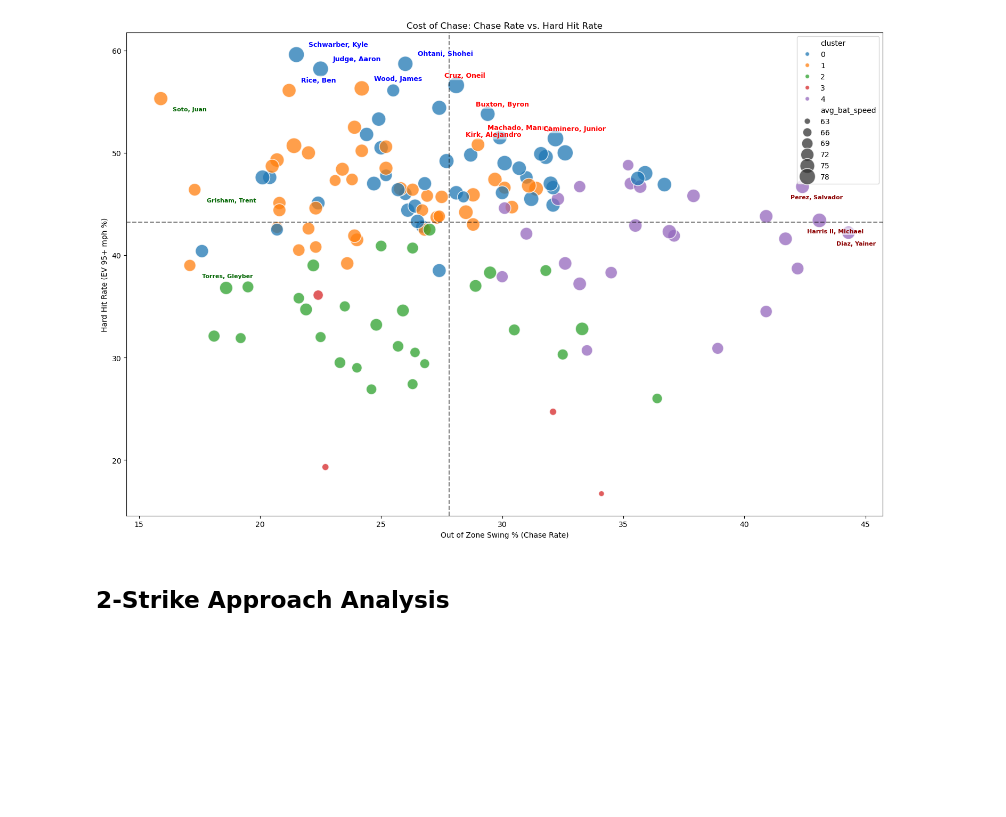
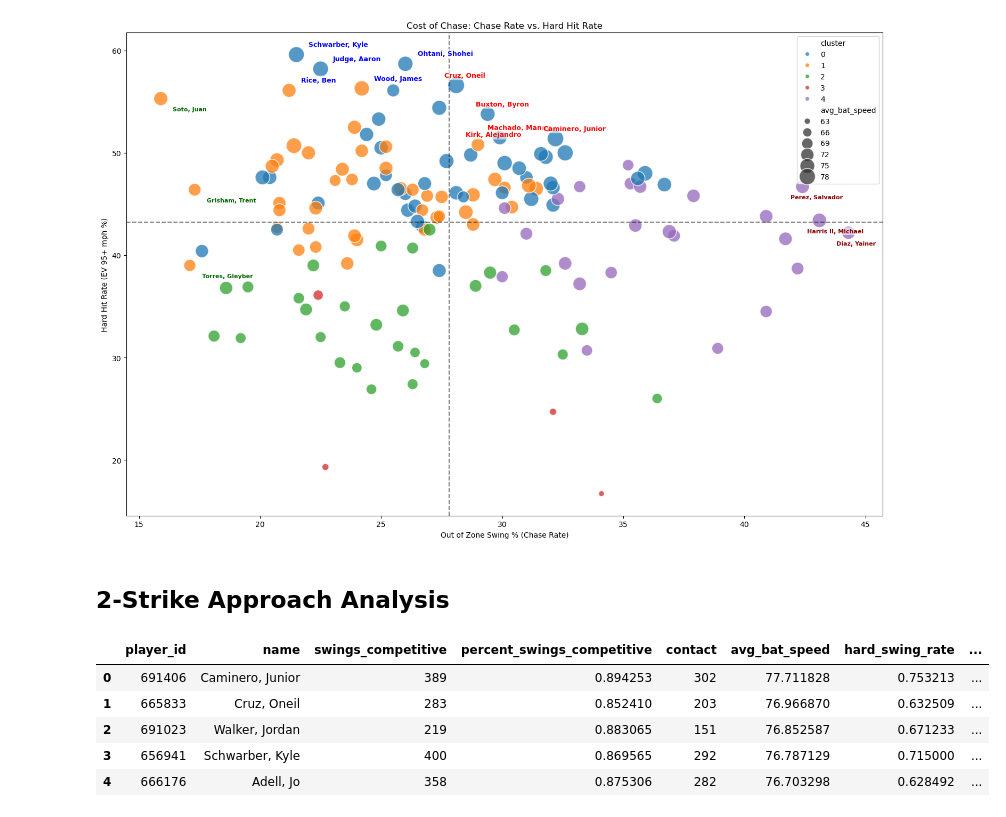
Before and after one commit to Gilbert-Wuu/2025-MLB-Swing-Decision-Analysis, a Jupyter notebook: swing_analysis.ipynb, the cells around one changed output. Saved outputs shown, nothing was run; the diff lists cells and outputs as text; code cells hidden in the pictures; blank space fills up the shorter version.

```diff
--- a/swing_analysis.ipynb
+++ b/swing_analysis.ipynb
@@ -447,0 +457,9 @@ plt.show()
+# %%
+df_2s.head()
+# %% [output]
+|  | player_id | name | swings_competitive | percent_swings_competitive | contact | avg_bat_speed | hard_swing_rate | ... |
+| 0 | 691406 | Caminero, Junior | 389 | 0.894253 | 302 | 77.711828 | 0.753213 | ... |
+| 1 | 665833 | Cruz, Oneil | 283 | 0.852410 | 203 | 76.966870 | 0.632509 | ... |
+| 2 | 691023 | Walker, Jordan | 219 | 0.883065 | 151 | 76.852587 | 0.671233 | ... |
+| 3 | 656941 | Schwarber, Kyle | 400 | 0.869565 | 292 | 76.787129 | 0.715000 | ... |
+| 4 | 666176 | Adell, Jo | 358 | 0.875306 | 282 | 76.703298 | 0.628492 | ... |
```
Also changed, not shown: parts of 8 cells of this notebook.
